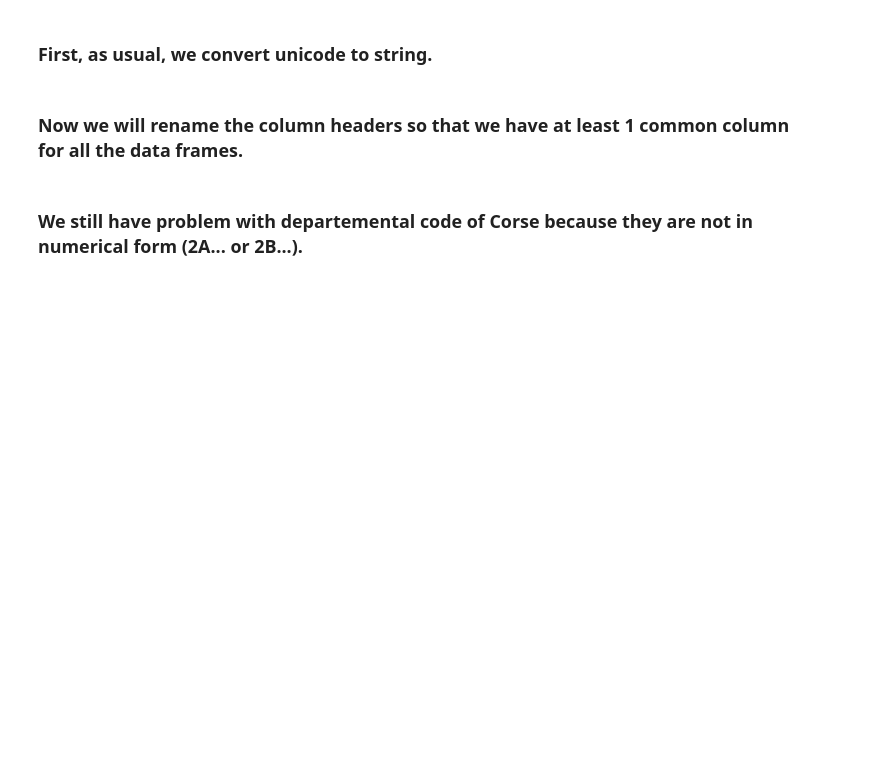
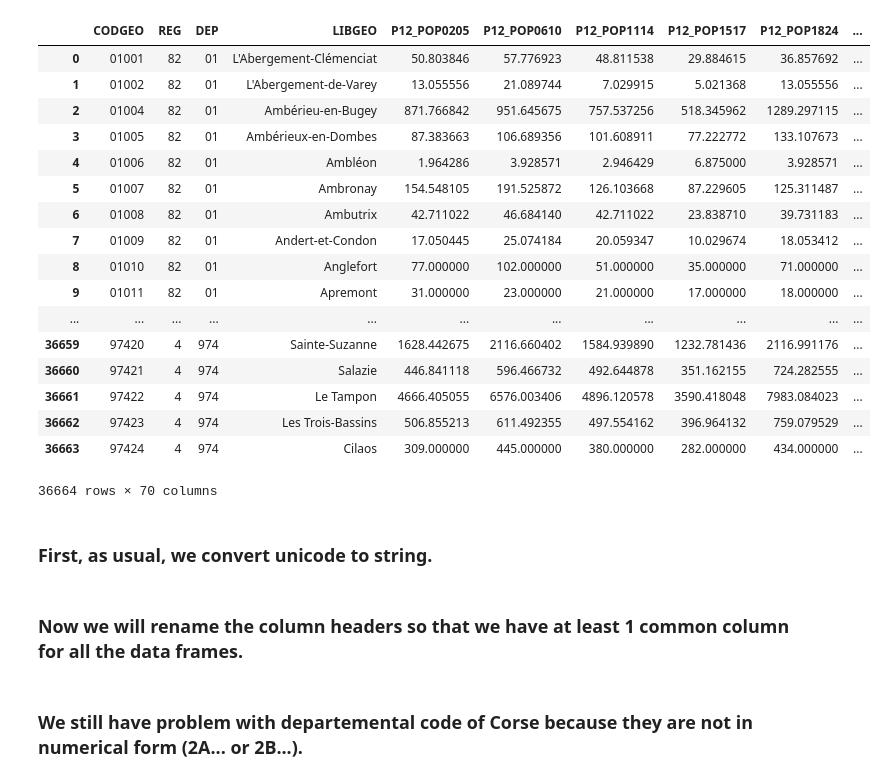
Before and after one commit to du-phan/Electoral-Analysis, a Jupyter notebook: supplementary_data_cleaning.ipynb, the cells around one changed output. Saved outputs shown, nothing was run; the diff lists cells and outputs as text; code cells hidden in the pictures; blank space fills up the shorter version.

```diff
--- a/supplementary_data_cleaning.ipynb
+++ b/supplementary_data_cleaning.ipynb
@@ -5,3 +5,5 @@ import numpy as np
 salary_data = pd.read_excel("salaire.xls", skiprows=5)
 immigration_data = pd.read_excel("immigration.xls", skiprows=10)
 population_data = pd.read_excel("population.xls", skiprows=5)
+# %%
+education_data = pd.read_excel("education.xls", skiprows=5)
@@ -8,3 +31,24 @@ population_data = pd.read_excel("population.xls", skiprows=5)
+# %%
+education_data
+# %% [output]
+|  | CODGEO | REG | DEP | LIBGEO | P12_POP0205 | P12_POP0610 | P12_POP1114 | P12_POP1517 | P12_POP1824 | ... |
+| 0 | 01001 | 82 | 01 | L'Abergement-Clémenciat | 50.803846 | 57.776923 | 48.811538 | 29.884615 | 36.857692 | ... |
+| 1 | 01002 | 82 | 01 | L'Abergement-de-Varey | 13.055556 | 21.089744 | 7.029915 | 5.021368 | 13.055556 | ... |
+| 2 | 01004 | 82 | 01 | Ambérieu-en-Bugey | 871.766842 | 951.645675 | 757.537256 | 518.345962 | 1289.297115 | ... |
+| 3 | 01005 | 82 | 01 | Ambérieux-en-Dombes | 87.383663 | 106.689356 | 101.608911 | 77.222772 | 133.107673 | ... |
+| 4 | 01006 | 82 | 01 | Ambléon | 1.964286 | 3.928571 | 2.946429 | 6.875000 | 3.928571 | ... |
+| 5 | 01007 | 82 | 01 | Ambronay | 154.548105 | 191.525872 | 126.103668 | 87.229605 | 125.311487 | ... |
+| 6 | 01008 | 82 | 01 | Ambutrix | 42.711022 | 46.684140 | 42.711022 | 23.838710 | 39.731183 | ... |
+| 7 | 01009 | 82 | 01 | Andert-et-Condon | 17.050445 | 25.074184 | 20.059347 | 10.029674 | 18.053412 | ... |
+| 8 | 01010 | 82 | 01 | Anglefort | 77.000000 | 102.000000 | 51.000000 | 35.000000 | 71.000000 | ... |
+| 9 | 01011 | 82 | 01 | Apremont | 31.000000 | 23.000000 | 21.000000 | 17.000000 | 18.000000 | ... |
+| ... | ... | ... | ... | ... | ... | ... | ... | ... | ... | ... |
+| 36659 | 97420 | 4 | 974 | Sainte-Suzanne | 1628.442675 | 2116.660402 | 1584.939890 | 1232.781436 | 2116.991176 | ... |
+| 36660 | 97421 | 4 | 974 | Salazie | 446.841118 | 596.466732 | 492.644878 | 351.162155 | 724.282555 | ... |
+| 36661 | 97422 | 4 | 974 | Le Tampon | 4666.405055 | 6576.003406 | 4896.120578 | 3590.418048 | 7983.084023 | ... |
+| 36662 | 97423 | 4 | 974 | Les Trois-Bassins | 506.855213 | 611.492355 | 497.554162 | 396.964132 | 759.079529 | ... |
+| 36663 | 97424 | 4 | 974 | Cilaos | 309.000000 | 445.000000 | 380.000000 | 282.000000 | 434.000000 | ... |
+36664 rows × 70 columns
 # %% [markdown]
 ### First, as usual, we convert unicode to string.
 # %%
```
Also changed, not shown: parts of 10 cells of this notebook, 1 other file.
